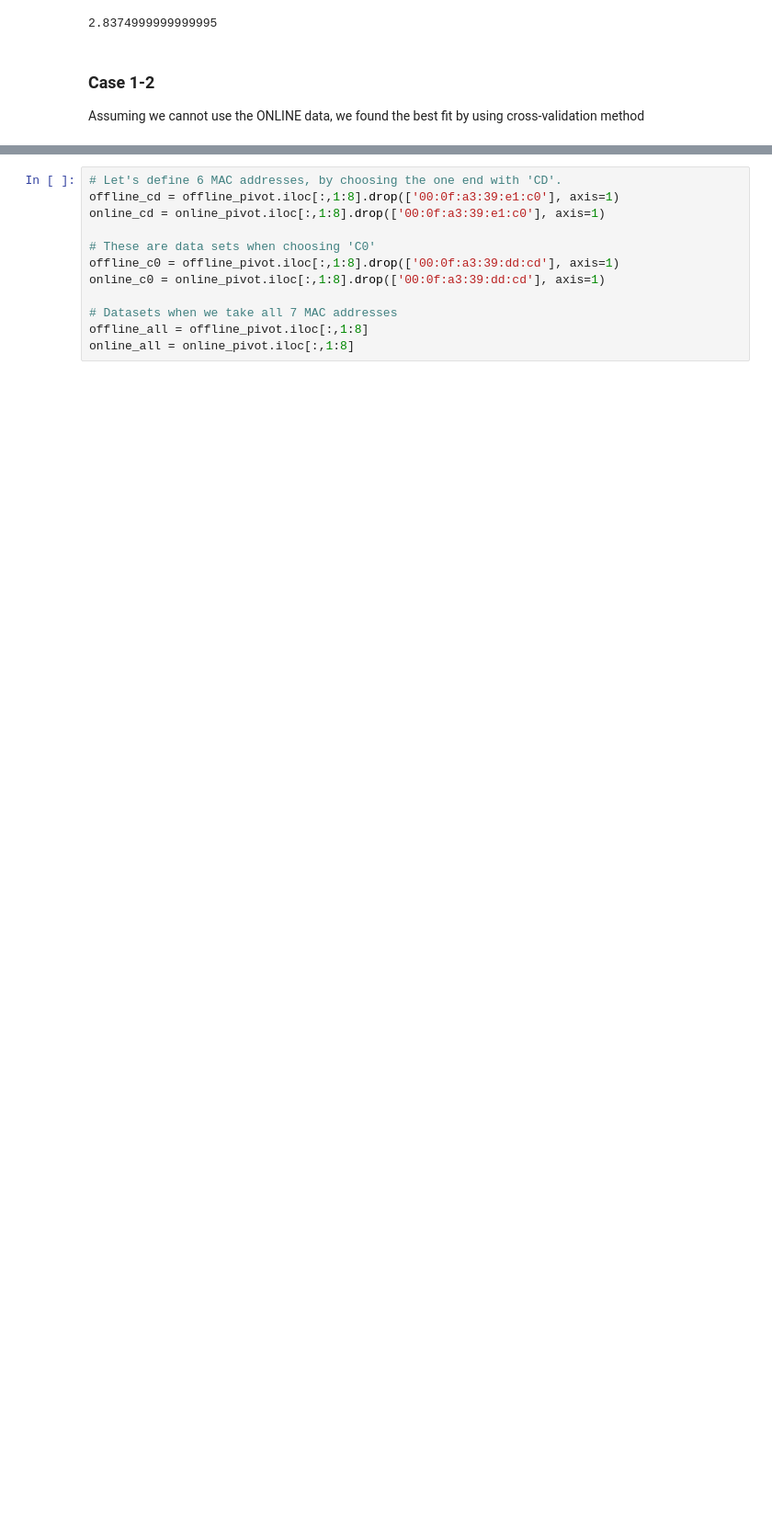
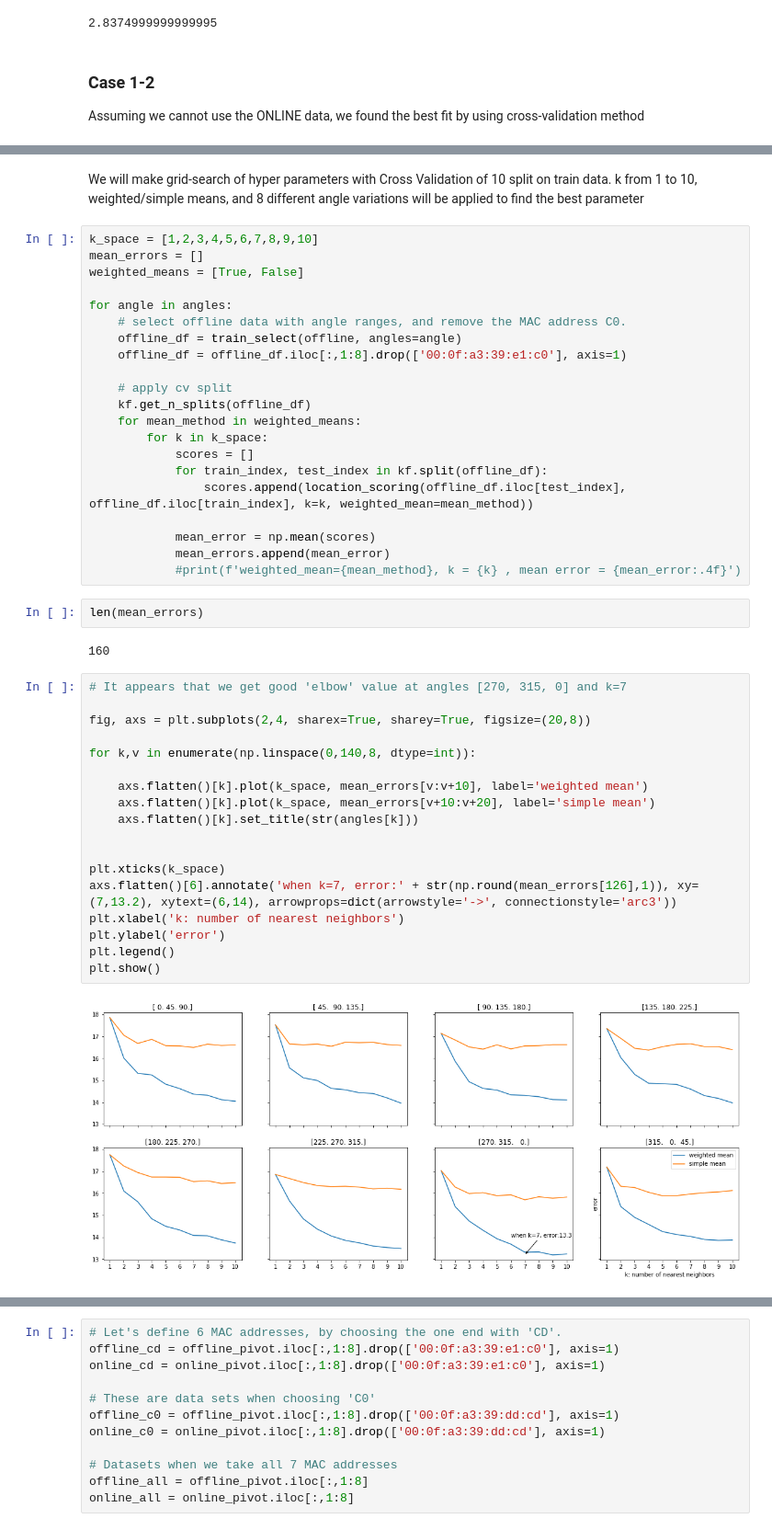
Before and after one commit to MustangDFW/DS7333, a Jupyter notebook: Case Study 1/2-Interim Notebooks/location-prediction-03-knn.ipynb, the cells around one changed output, grey strips where cells are left out. Shown: that part at 92% size. Cells and saved outputs as stored; diff of their text form; blank space fills up the shorter version.

```diff
--- a/Case Study 1/2-Interim Notebooks/location-prediction-03-knn.ipynb
+++ b/Case Study 1/2-Interim Notebooks/location-prediction-03-knn.ipynb
@@ -89,0 +115,47 @@ Assuming we cannot use the ONLINE data, we found the best fit by using cross-val
+# %% [markdown]
+We will make grid-search of hyper parameters with Cross Validation of 10 split on train data. k from 1 to 10, weighted/simple means, and 8 different angle variations will be applied to find the best parameter
+# %%
+k_space = [1,2,3,4,5,6,7,8,9,10]
+mean_errors = []
+weighted_means = [True, False]
+
+for angle in angles:
+    # select offline data with angle ranges, and remove the MAC address C0.
+    offline_df = train_select(offline, angles=angle)
+    offline_df = offline_df.iloc[:,1:8].drop(['00:0f:a3:39:e1:c0'], axis=1)
+
+    # apply cv split
+    kf.get_n_splits(offline_df)
+    for mean_method in weighted_means:
+        for k in k_space:
+            scores = []
+            for train_index, test_index in kf.split(offline_df):
+                scores.append(location_scoring(offline_df.iloc[test_index], offline_df.iloc[train_index], k=k, weighted_mean=mean_method))
+
+            mean_error = np.mean(scores)
+            mean_errors.append(mean_error)
+            #print(f'weighted_mean={mean_method}, k = {k} , mean error = {mean_error:.4f}')
+# %%
+len(mean_errors)
+# %% [output]
+160
+# %%
+# It appears that we get good 'elbow' value at angles [270, 315, 0] and k=7
+
+fig, axs = plt.subplots(2,4, sharex=True, sharey=True, figsize=(20,8))
+
+for k,v in enumerate(np.linspace(0,140,8, dtype=int)):
+
+    axs.flatten()[k].plot(k_space, mean_errors[v:v+10], label='weighted mean')
+    axs.flatten()[k].plot(k_space, mean_errors[v+10:v+20], label='simple mean')
+    axs.flatten()[k].set_title(str(angles[k]))
+
+
+plt.xticks(k_space)
+axs.flatten()[6].annotate('when k=7, error:' + str(np.round(mean_errors[126],1)), xy=(7,13.2), xytext=(6,14), arrowprops=dict(arrowstyle='->', connectionstyle='arc3'))
+plt.xlabel('k: number of nearest neighbors')
+plt.ylabel('error')
+plt.legend()
+plt.show()
+# %% [output]
+[figure, added]
```
Also changed, not shown: parts of 17 cells of this notebook.
